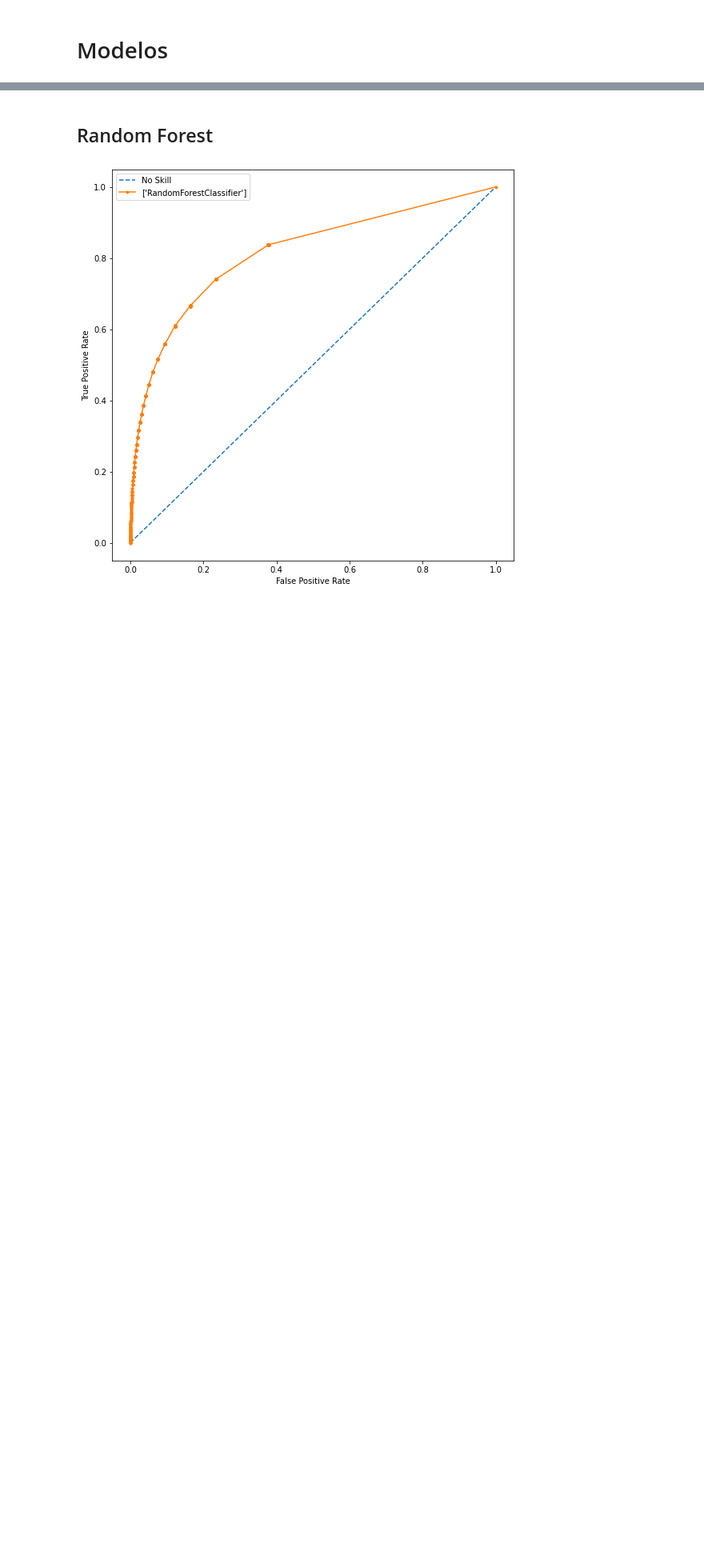
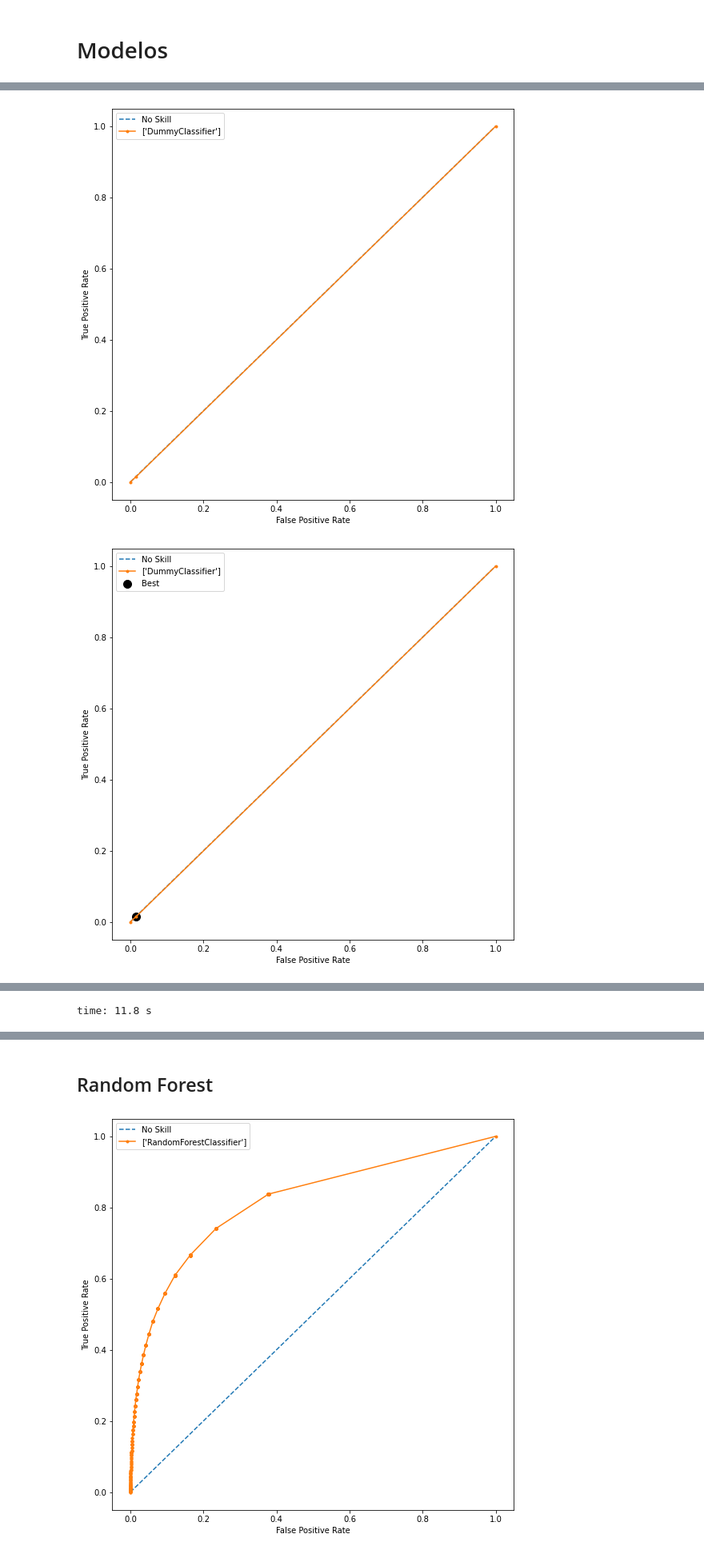
Before and after one commit to AMM53/Accidents-Prediction, a Jupyter notebook: notebooks/6. ModelSelection.ipynb, the cells around one changed output, grey strips where cells are left out. Shown at 80% size. Drawn from its saved outputs; the diff is of its cells as text; code cells hidden in the pictures; blank space fills up the shorter version.

Commit message:
auxiliar functions implementation

```diff
--- a/notebooks/6. ModelSelection.ipynb
+++ b/notebooks/6. ModelSelection.ipynb
@@ -33,4 +28,0 @@ time: 0 ns (started: 2021-12-12 19:40:53 +01:00)
-# %%
-# Function to load models
-def cargar_modelo(ruta):
-    return pickle.load(open(ruta, 'rb'))
@@ -112,8 +44,11 @@ time: 453 ms (started: 2021-12-12 19:40:54 +01:00)
 # %%
 # Load model data
+base = cargar_modelo("../models/modelo_base.pickle")
+NaiveBayes = cargar_modelo("../models/GNB.pickle")
+logistic_ridge = cargar_modelo("../models/LR.pickle")
+#logistic_lasso = cargar_modelo("../models/LR2.pickle")
 random_forest = cargar_modelo("../models/RandomForest.pickle")
 xgboost = cargar_modelo("../models/XGBoost.pickle")
 lightgbm = cargar_modelo("../models/LightGBM.pickle")
 adaboost = cargar_modelo("../models/AdaBoost.pickle")
 catboost = cargar_modelo("../models/CatBoost.pickle")
-base = cargar_modelo("../models/NaiveBayes.pickle")
@@ -125,0 +112,5 @@ time: 1.64 s (started: 2021-12-12 19:40:54 +01:00)
+# %%
+model_analysis(base)
+# %% [output]
+[figure, added]
+[figure, added]
@@ -125,0 +131 @@ time: 1.64 s (started: 2021-12-12 19:40:54 +01:00)
+time: 11.8 s
```
Also changed, not shown: parts of 15 cells of this notebook, 7 other files.
